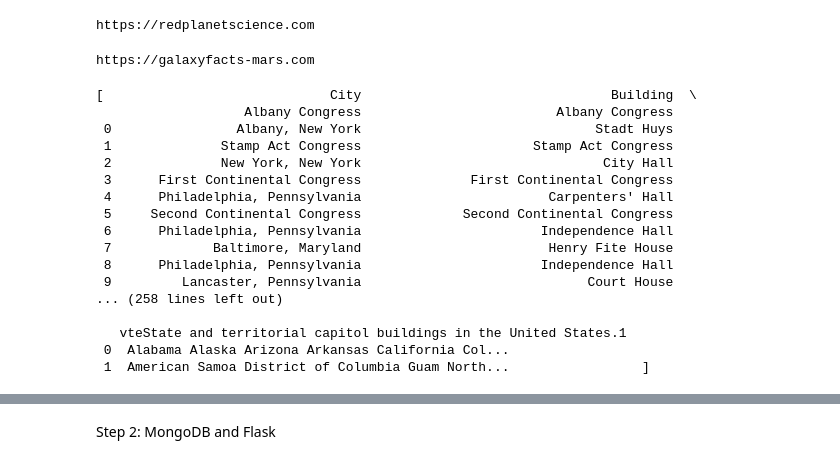
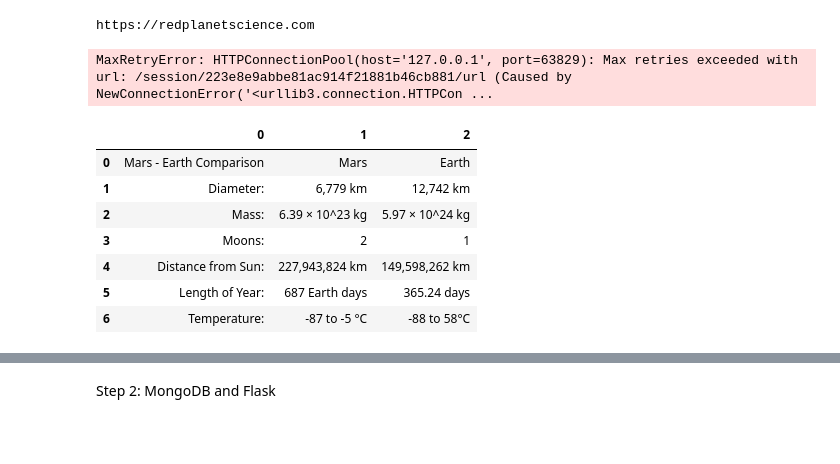
Before and after one commit to papadiscobravo/web-scraping-challenge, a Jupyter notebook: Missions_to_Mars/mission_to_mars.ipynb, the cells around one changed output, grey strips where cells are left out. Cells and saved outputs as stored; diff of their text form; code cells hidden in the pictures; blank space fills up the shorter version.

Commit message:
scraped an HTML table

```diff
--- a/Missions_to_Mars/mission_to_mars.ipynb
+++ b/Missions_to_Mars/mission_to_mars.ipynb
@@ -72,36 +72,26 @@ Image(url='img.png')
 # %%
 # scraping Mars Facts
 # visit galaxyfacts-mars.com
-url = "https://galaxyfacts-mars.com")
+url = "https://galaxyfacts-mars.com"
 browser.visit(url)
 # %% [output]
-https://galaxyfacts-mars.com
+MaxRetryError: HTTPConnectionPool(host='127.0.0.1', port=63829): Max retries exceeded with url: /session/223e8e9abbe81ac914f21881b46cb881/url (Caused by NewConnectionError('<urllib3.connection.HTTPCon ...
 # %%
 # and use Pandas to scrape the table containing facts about the planet including:
 # diameter, mass, usw.
 
 # <table class="table table-striped"> seems to be this table.
-
-# Use Pandas to convert the data to a HTML table string.
-# Something about scraping the Wikipedia entry for state capitols.
-url = 'https://en.wikipedia.org/wiki/List_of_capitals_in_the_United_States'
-tables = pd.read_html(url)
-tables
+HTML_tables = pd.read_html(url)
+# HTML_tables
+# type(HTML_tables)
+df_from_html_table = HTML_tables[0]
+df_from_html_table
 # %% [output]
-[                             City                                Building  \
-                   Albany Congress                         Albany Congress
- 0                Albany, New York                              Stadt Huys
- 1              Stamp Act Congress                      Stamp Act Congress
- 2              New York, New York                               City Hall
- 3      First Continental Congress              First Continental Congress
- 4      Philadelphia, Pennsylvania                        Carpenters' Hall
- 5     Second Continental Congress             Second Continental Congress
- 6      Philadelphia, Pennsylvania                       Independence Hall
- 7             Baltimore, Maryland                        Henry Fite House
- 8      Philadelphia, Pennsylvania                       Independence Hall
- 9         Lancaster, Pennsylvania                             Court House
-... (258 lines left out)
-
-   vteState and territorial capitol buildings in the United States.1
- 0  Alabama Alaska Arizona Arkansas California Col...
- 1  American Samoa District of Columbia Guam North...                 ]
+|  | 0 | 1 | 2 |
+| 0 | Mars - Earth Comparison | Mars | Earth |
+| 1 | Diameter: | 6,779 km | 12,742 km |
+| 2 | Mass: | 6.39 × 10^23 kg | 5.97 × 10^24 kg |
+| 3 | Moons: | 2 | 1 |
+| 4 | Distance from Sun: | 227,943,824 km | 149,598,262 km |
+| 5 | Length of Year: | 687 Earth days | 365.24 days |
+| 6 | Temperature: | -87 to -5 °C | -88 to 58°C |
```
Also changed, not shown: parts of 1 cell of this notebook.
